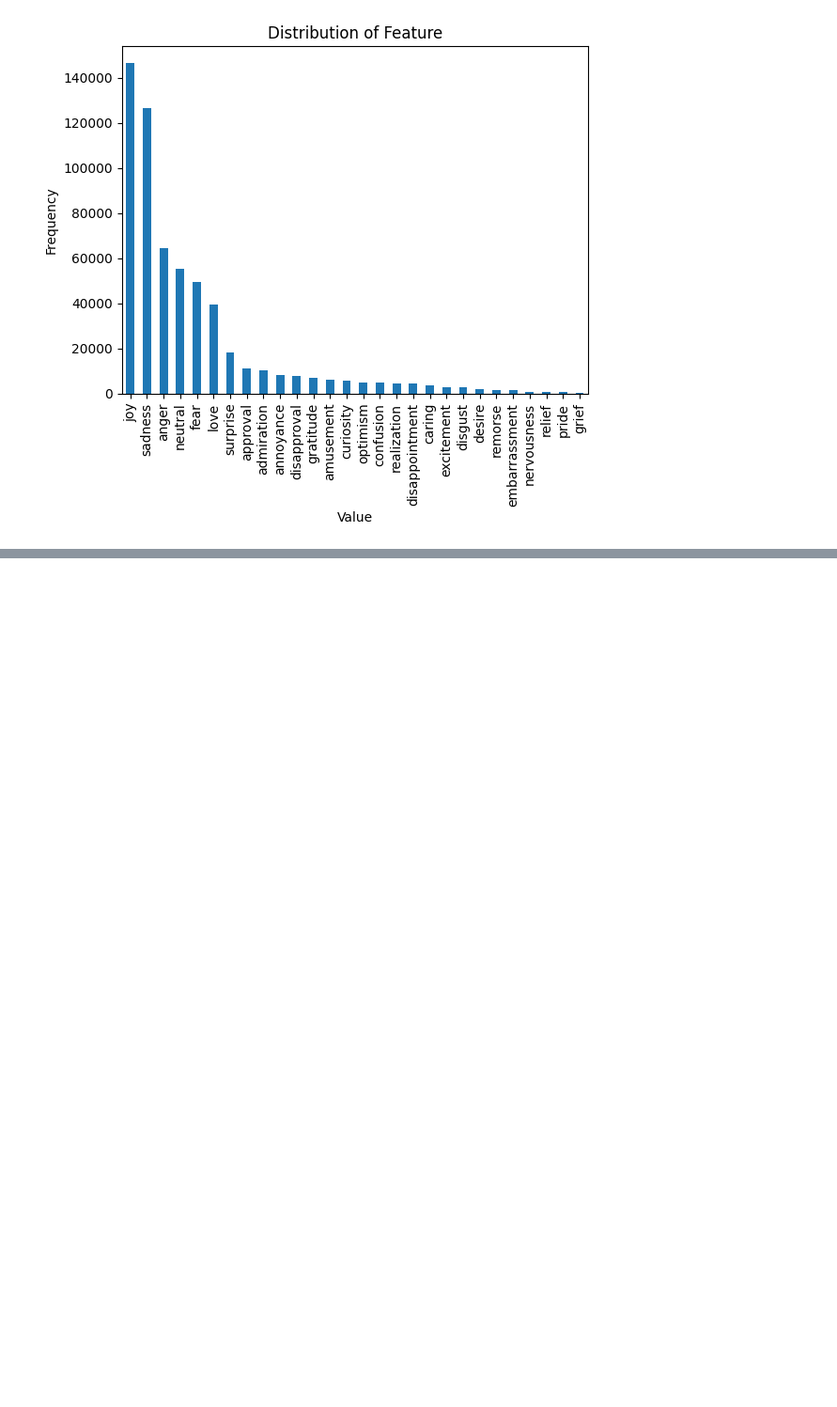
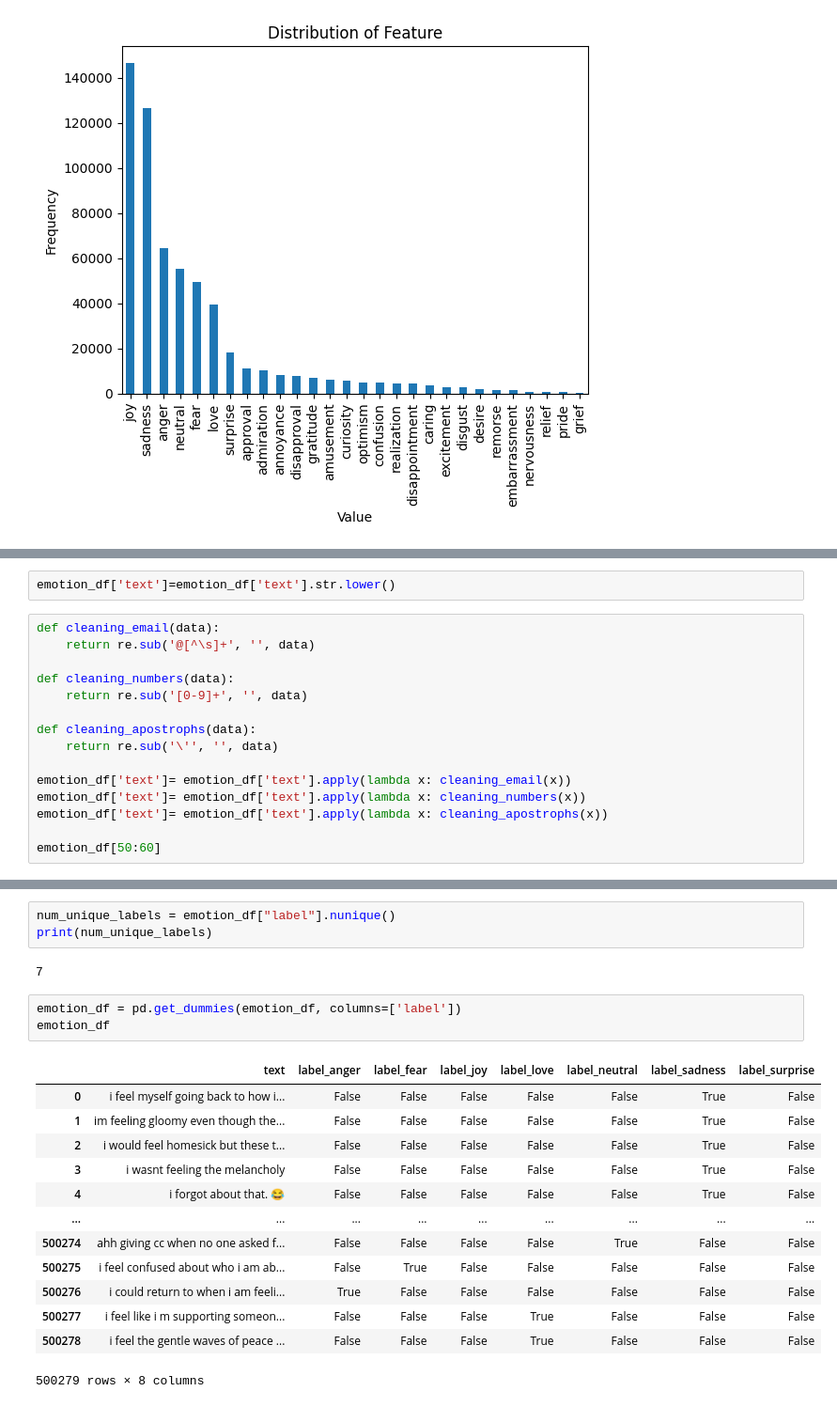
Before and after one commit to anyaachan/EmotionRecognition, a Jupyter notebook: notebooks/data_exploration.ipynb, the cells around one changed output, grey strips where cells are left out. Shown at 94% size. Cells and saved outputs as stored; diff of their text form; blank space fills up the shorter version.

```diff
--- a/notebooks/data_exploration.ipynb
+++ b/notebooks/data_exploration.ipynb
@@ -166,0 +224,17 @@ emotion_df
+# %%
+emotion_df['text']=emotion_df['text'].str.lower()
+# %%
+def cleaning_email(data):
+    return re.sub('@[^\s]+', '', data)
+
+def cleaning_numbers(data):
+    return re.sub('[0-9]+', '', data)
+
+def cleaning_apostrophs(data):
+    return re.sub('\'', '', data)
+
+emotion_df['text']= emotion_df['text'].apply(lambda x: cleaning_email(x))
+emotion_df['text']= emotion_df['text'].apply(lambda x: cleaning_numbers(x))
+emotion_df['text']= emotion_df['text'].apply(lambda x: cleaning_apostrophs(x))
+
+emotion_df[50:60]
@@ -166,0 +253,22 @@ emotion_df
+# %%
+num_unique_labels = emotion_df["label"].nunique()
+print(num_unique_labels)
+# %% [output]
+7
+# %%
+emotion_df = pd.get_dummies(emotion_df, columns=['label'])
+emotion_df
+# %% [output]
+|  | text | label_anger | label_fear | label_joy | label_love | label_neutral | label_sadness | label_surprise |
+| 0 | i feel myself going back to how i... | False | False | False | False | False | True | False |
+| 1 | im feeling gloomy even though the... | False | False | False | False | False | True | False |
+| 2 | i would feel homesick but these t... | False | False | False | False | False | True | False |
+| 3 | i wasnt feeling the melancholy | False | False | False | False | False | True | False |
+| 4 | i forgot about that. 😂 | False | False | False | False | False | True | False |
+| ... | ... | ... | ... | ... | ... | ... | ... | ... |
+| 500274 | ahh giving cc when no one asked f... | False | False | False | False | True | False | False |
+| 500275 | i feel confused about who i am ab... | False | True | False | False | False | False | False |
+| 500276 | i could return to when i am feeli... | True | False | False | False | False | False | False |
+| 500277 | i feel like i m supporting someon... | False | False | False | True | False | False | False |
+| 500278 | i feel the gentle waves of peace ... | False | False | False | True | False | False | False |
+500279 rows × 8 columns
```
Also changed, not shown: parts of 23 cells of this notebook, 2 other files.
